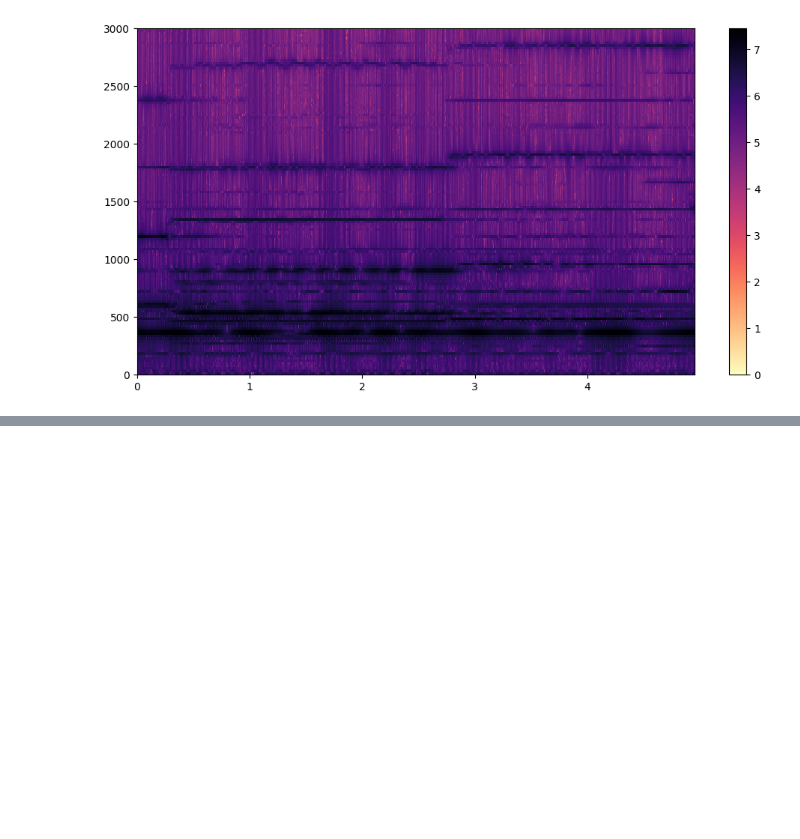
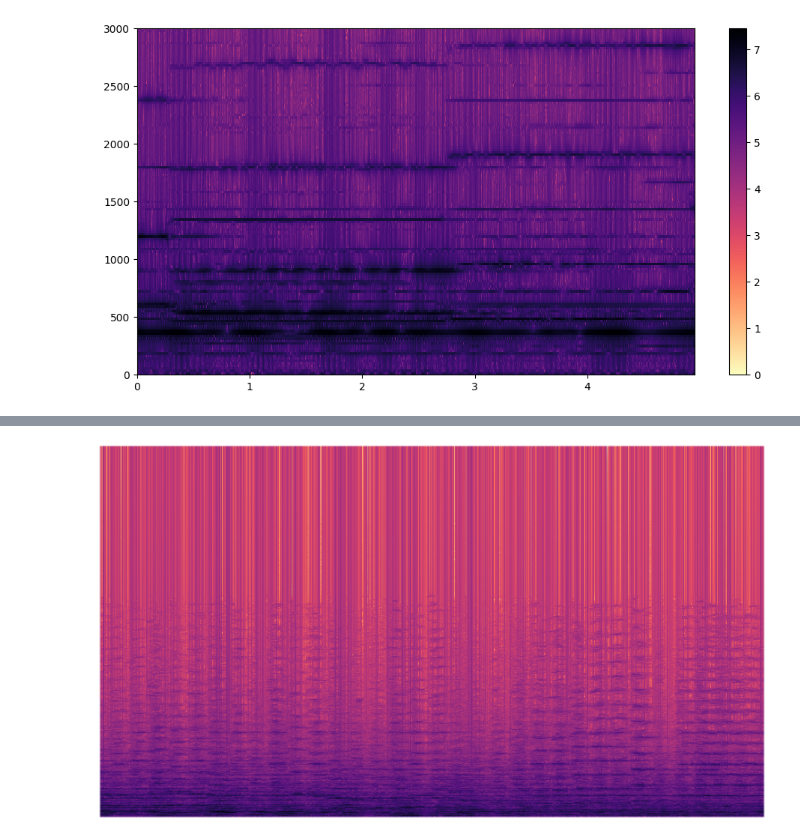
Before and after one commit to mharunturkmenoglu/aud2image, a Jupyter notebook: preprocessing.ipynb, the cells around one changed output, grey strips where cells are left out. Saved outputs shown, nothing was run; the diff lists cells and outputs as text; code cells hidden in the pictures; blank space fills up the shorter version.

```diff
--- a/preprocessing.ipynb
+++ b/preprocessing.ipynb
@@ -138,0 +171,17 @@ freqs.shape
+# %%
+x, sr = librosa.load("samples/classical_segment_538.wav", sr=52800) # 44100 , 52800
+win = 2048
+hop = 256
+S = specgram(x, win, hop, sr)
+times = hop*np.arange(S.shape[1])/sr
+freqs = np.arange(S.shape[0])*sr/win
+S = np.log10(S/np.min(S))
+my_dpi = 92.56
+plt.figure(figsize=(1920/my_dpi, 1080/my_dpi), dpi=my_dpi)
+plt.imshow(S, cmap='magma_r', extent = (times[0], times[-1], freqs[-1], freqs[0]), aspect='auto', interpolation='none')
+plt.axis('off')
+#plt.ylim([15000, 0]) # Zooming into a Frequency Range
+plt.gca().invert_yaxis()
+plt.savefig(f'deneme.png',dpi=my_dpi, bbox_inches='tight', pad_inches=0)
+# %% [output]
+[figure, added]
```
Also changed, not shown: parts of 9 cells of this notebook.
